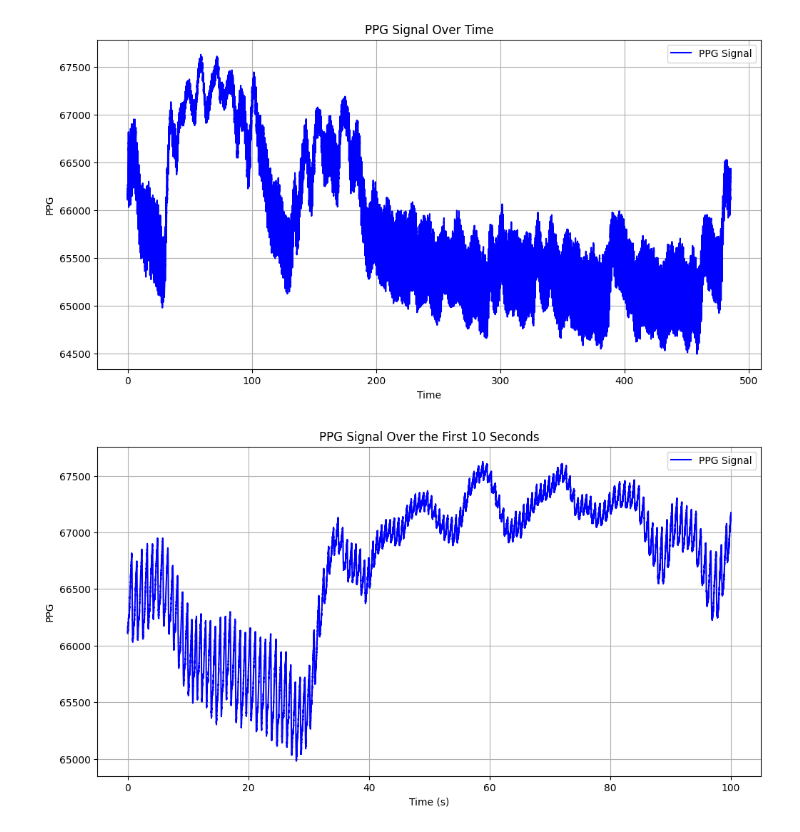
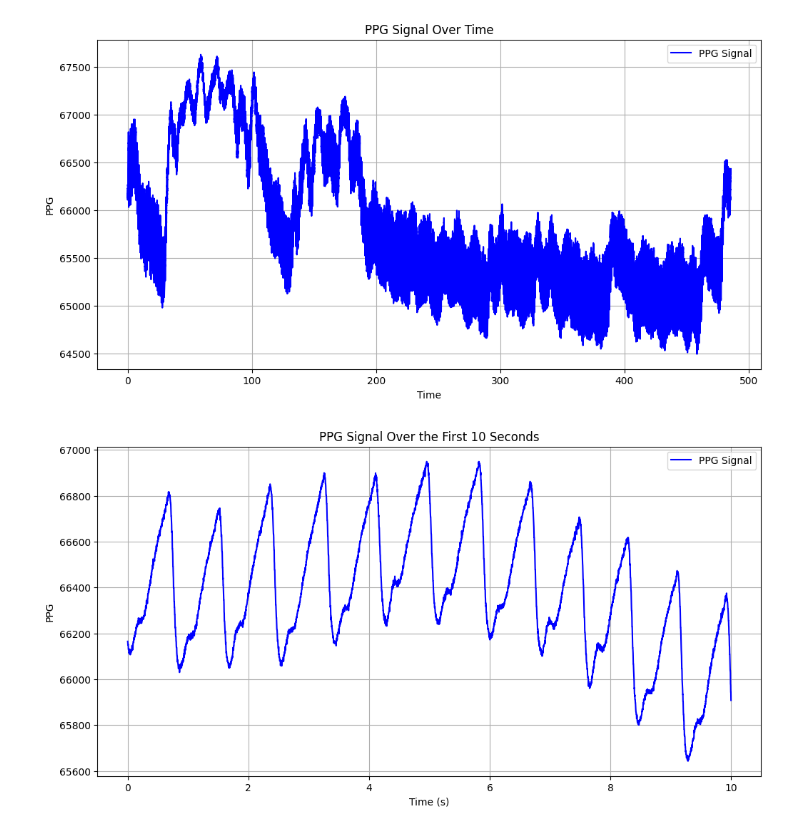
Before and after one commit to HRJ369/DH_307, a Jupyter notebook: dh307_PT3.ipynb, the cells around one changed output. Saved outputs shown, nothing was run; the diff lists cells and outputs as text; code cells hidden in the pictures.

```diff
--- a/dh307_PT3.ipynb
+++ b/dh307_PT3.ipynb
@@ -48,15 +48,15 @@ plt.show()
 # %% [output]
 [figure]
 # %%
-df_filtered = df[df[time_column] <= 100]
+df_filtered = df[df[time_column] <= 10]
 # Create a line plot for the first 10 seconds
 plt.figure(figsize=(12, 6))
 plt.plot(df_filtered[time_column], df_filtered[ppg_column], color='blue', label='PPG Signal')
 plt.title('PPG Signal Over the First 10 Seconds')
 plt.xlabel('Time (s)')
 plt.ylabel('PPG')
 plt.legend()
 plt.grid()
 plt.show()
 # %% [output]
-[figure, old version]
+[figure, new version]
```
Also changed, not shown: parts of 6 cells of this notebook.
